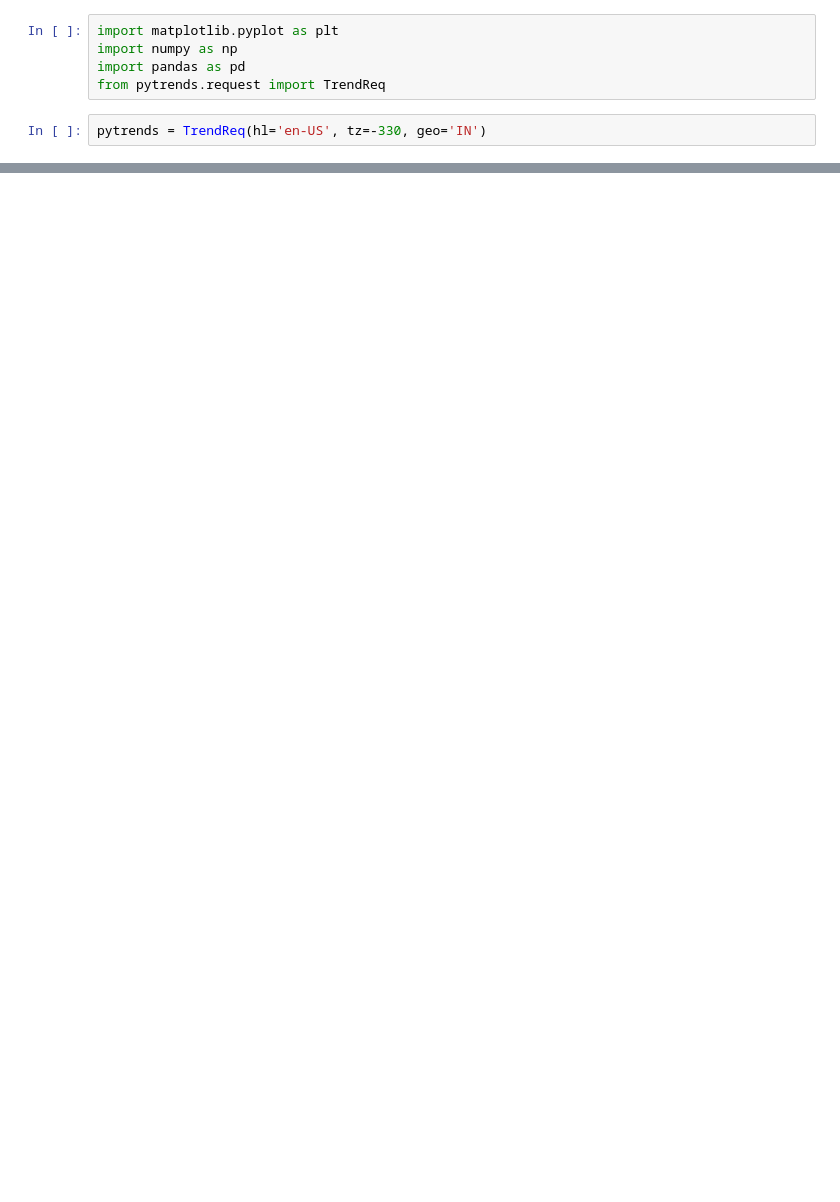
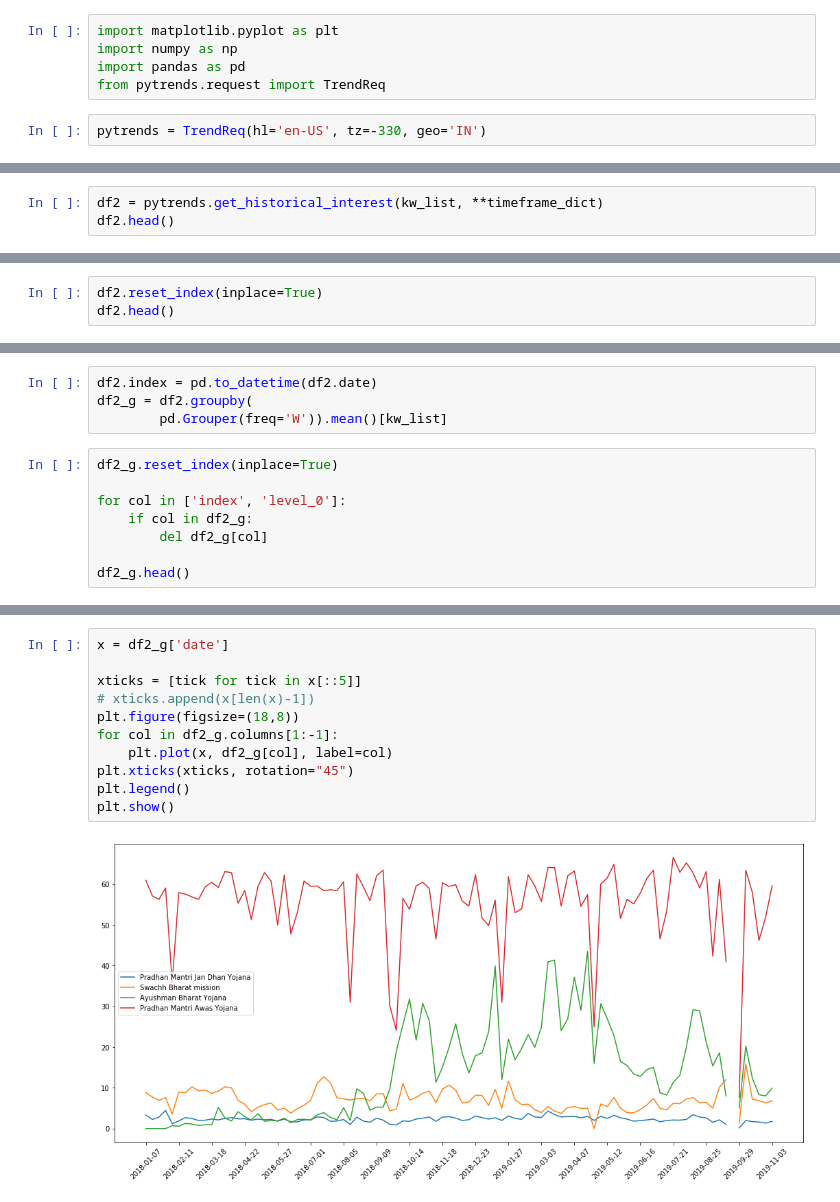
Before and after one commit to sanhitamj/election_2019_analysis, a Jupyter notebook: compare_pytrends_display.ipynb, the cells around one changed output, grey strips where cells are left out. Drawn from its saved outputs; the diff is of its cells as text; blank space fills up the shorter version.

```diff
--- a/compare_pytrends_display.ipynb
+++ b/compare_pytrends_display.ipynb
@@ -61,0 +35,3 @@ df[df['date'].dt.year>=2018]
+# %%
+df2 = pytrends.get_historical_interest(kw_list, **timeframe_dict)
+df2.head()
@@ -61,0 +51,3 @@ df[df['date'].dt.year>=2018]
+# %%
+df2.reset_index(inplace=True)
+df2.head()
@@ -61,0 +61,12 @@ df[df['date'].dt.year>=2018]
+# %%
+df2.index = pd.to_datetime(df2.date)
+df2_g = df2.groupby(
+        pd.Grouper(freq='W')).mean()[kw_list]
+# %%
+df2_g.reset_index(inplace=True)
+
+for col in ['index', 'level_0']:
+    if col in df2_g:
+        del df2_g[col]
+
+df2_g.head()
@@ -61,0 +80,13 @@ df[df['date'].dt.year>=2018]
+# %%
+x = df2_g['date']
+
+xticks = [tick for tick in x[::5]]
+# xticks.append(x[len(x)-1])
+plt.figure(figsize=(18,8))
+for col in df2_g.columns[1:-1]:
+    plt.plot(x, df2_g[col], label=col)
+plt.xticks(xticks, rotation="45")
+plt.legend()
+plt.show()
+# %% [output]
+[figure, added]
```
Also changed, not shown: parts of 9 cells of this notebook, 3 other files.
